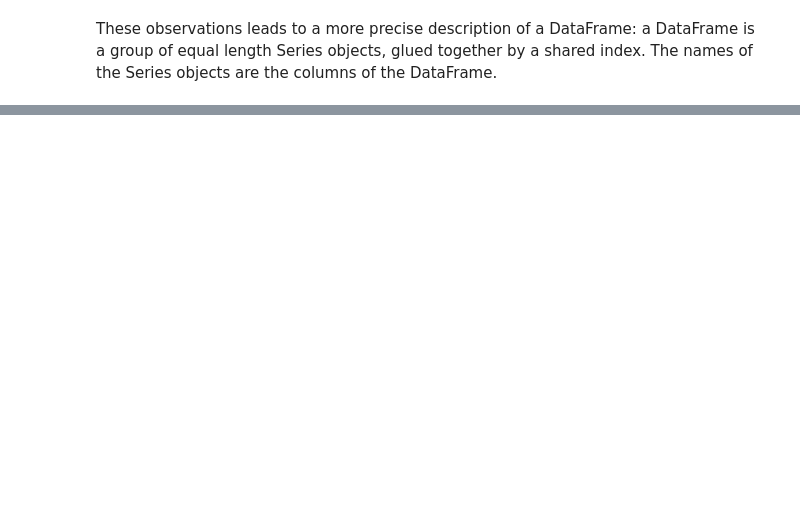
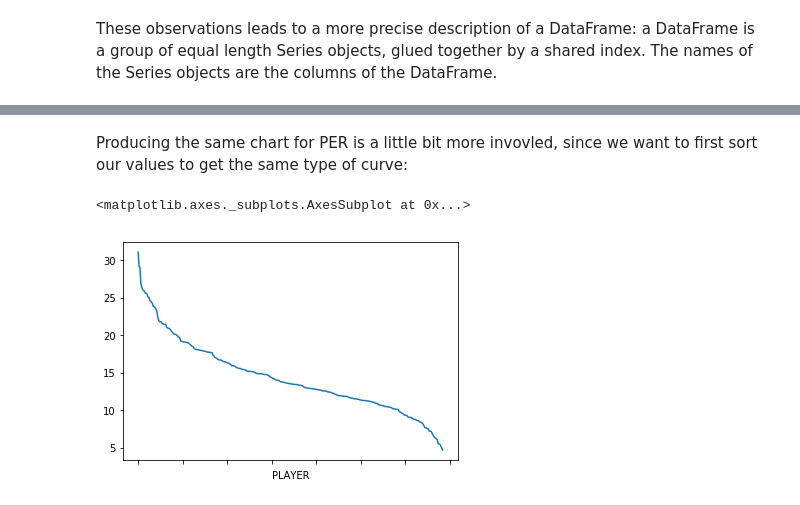
Before and after one commit to jzhang621/pandas_nba_tutorial_notebook, a Jupyter notebook: tutorial/2. The Anatomy of the DataFrame.ipynb, the cells around one changed output, grey strips where cells are left out. Saved outputs shown, nothing was run; the diff lists cells and outputs as text; code cells hidden in the pictures; blank space fills up the shorter version.

```diff
--- a/tutorial/2. The Anatomy of the DataFrame.ipynb
+++ b/tutorial/2. The Anatomy of the DataFrame.ipynb
@@ -187,0 +229,7 @@ plt.show()
+# %% [markdown]
+Producing the same chart for PER is a little bit more invovled, since we want to first sort our values to get the same type of curve:
+# %%
+df_with_index['PER'].sort_values(ascending=False).plot()
+# %% [output]
+<matplotlib.axes._subplots.AxesSubplot at 0x...>
+[figure, added]
```
Also changed, not shown: parts of 56 cells of this notebook, 11 other files.
